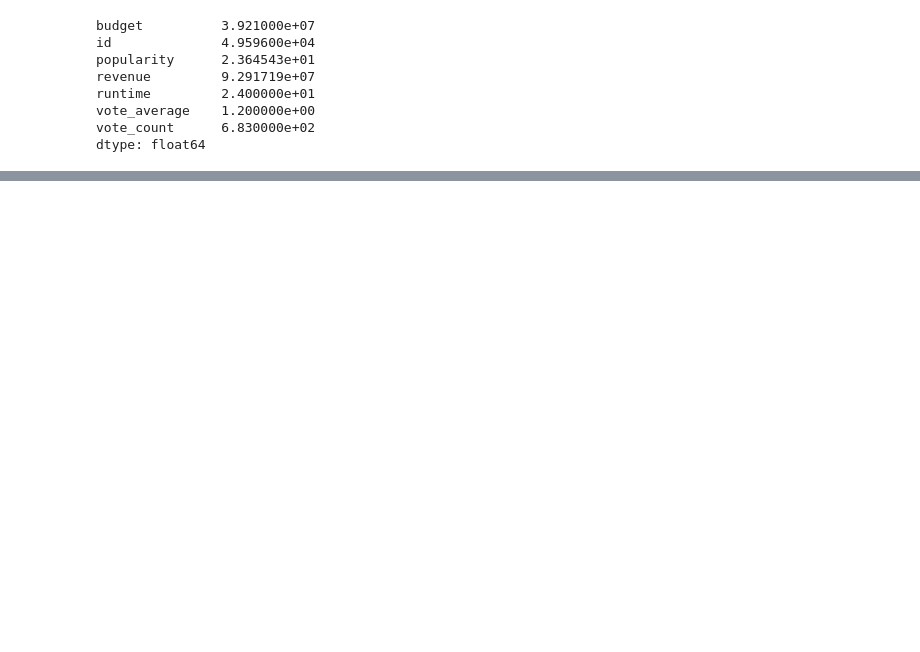
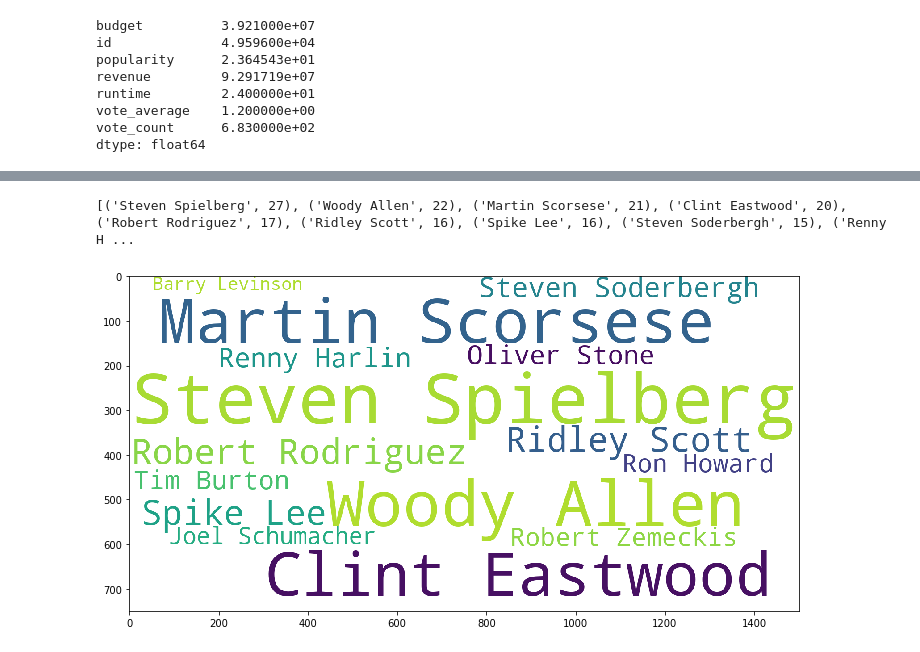
Before and after one commit to pegah-pooya/TMDB-movie-dataset, a Jupyter notebook: TMDB_movie_dataset_eda.ipynb, the cells around one changed output, grey strips where cells are left out. Saved outputs shown, nothing was run; the diff lists cells and outputs as text; code cells hidden in the pictures; blank space fills up the shorter version.

```diff
--- a/TMDB_movie_dataset_eda.ipynb
+++ b/TMDB_movie_dataset_eda.ipynb
@@ -158,0 +286,14 @@ sns.scatterplot(x="budget", y="revenue", data=df_movies)
+# %%
+# Create word cloud for director names
+director_list=word_list('director_name', df_credits)
+director_count = word_count_list(director_list)
+# print(keyword_count)
+
+sorted_directors = sorted(director_count, key=lambda x: x[1], reverse=True)
+print(sorted_directors[:15])
+
+dict_directors = dict(sorted_directors[:15])
+make_wordcloud(dict_directors,"white")
+# %% [output]
+[('Steven Spielberg', 27), ('Woody Allen', 22), ('Martin Scorsese', 21), ('Clint Eastwood', 20), ('Robert Rodriguez', 17), ('Ridley Scott', 16), ('Spike Lee', 16), ('Steven Soderbergh', 15), ('Renny H ...
+[figure, added]
```
Also changed, not shown: parts of 21 cells of this notebook.
